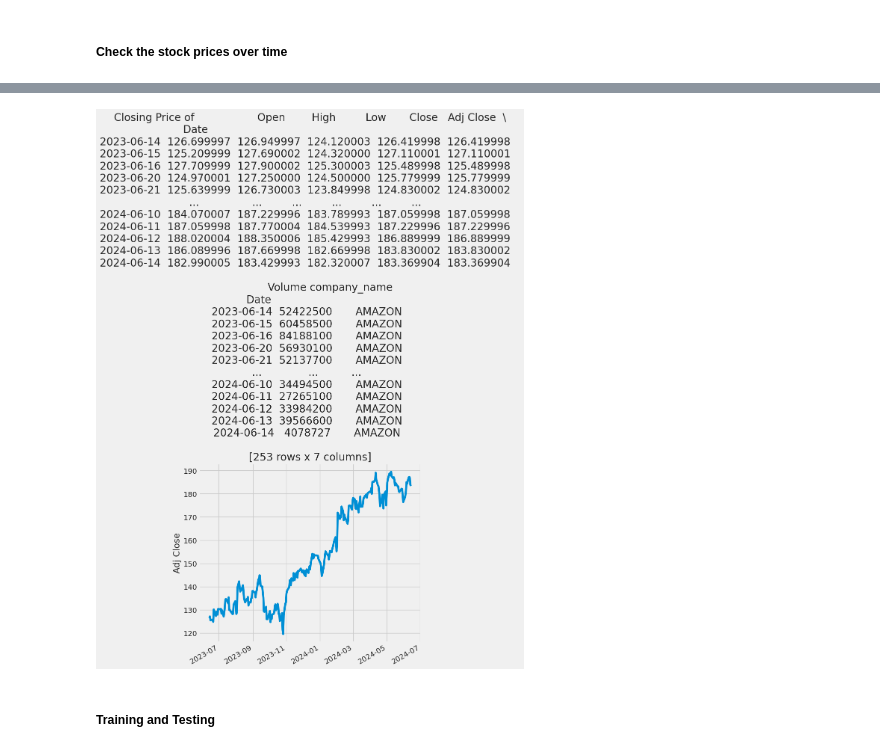
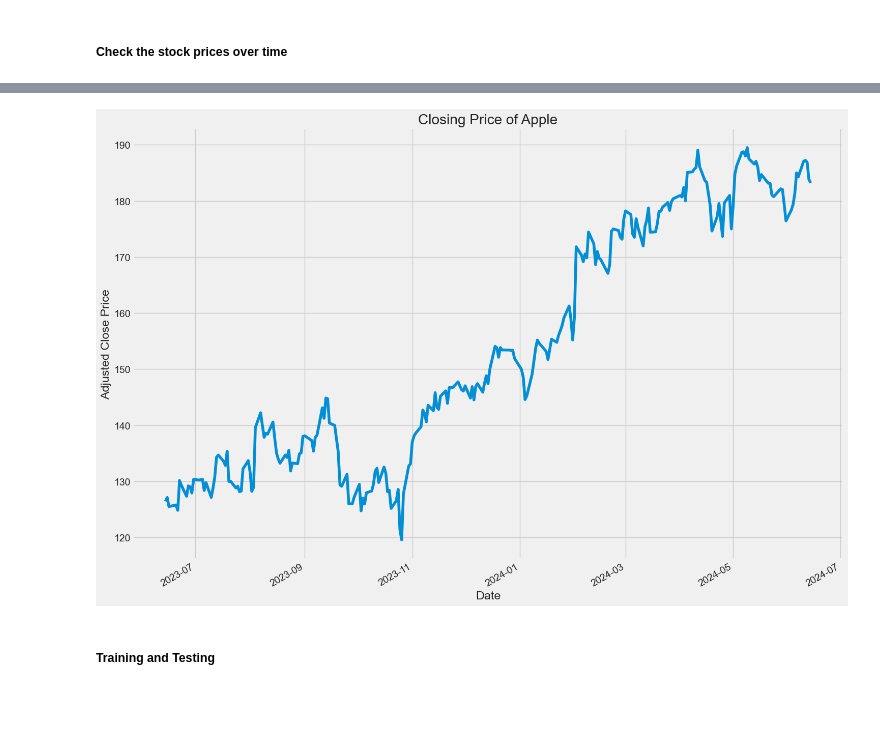
Before and after one commit to freshpex/AI-Final-Project, a Jupyter notebook: AI_Final_Project.ipynb, the cells around one changed output, grey strips where cells are left out. Cells and saved outputs as stored; diff of their text form; code cells hidden in the pictures; blank space fills up the shorter version.

```diff
--- a/AI_Final_Project.ipynb
+++ b/AI_Final_Project.ipynb
@@ -434,16 +436,16 @@ plt.tight_layout()
 # %%
 # Let's see a historical price of the closing price of Apple
 plt.figure(figsize=(15, 10))
-plt.subplots_adjust(top=1.25, bottom=1.2)
-plt.subplot(2, 2, i)
-company['Adj Close'].plot()
-plt.ylabel('Adj Close')
-plt.xlabel(None)
-plt.title(f"Closing Price of {AMZN}")
+AMZN['Adj Close'].plot()
+plt.ylabel('Adjusted Close Price')
+plt.title("Closing Price of Apple")
+plt.xlabel('Date')
+plt.grid(True)
 
 plt.tight_layout()
+plt.show()
 # %% [output]
-[figure, old version]
+[figure, new version]
 # %% [markdown]
 ##### Training and Testing
 # %%
```
Also changed, not shown: parts of 12 cells of this notebook, 8 other files.
